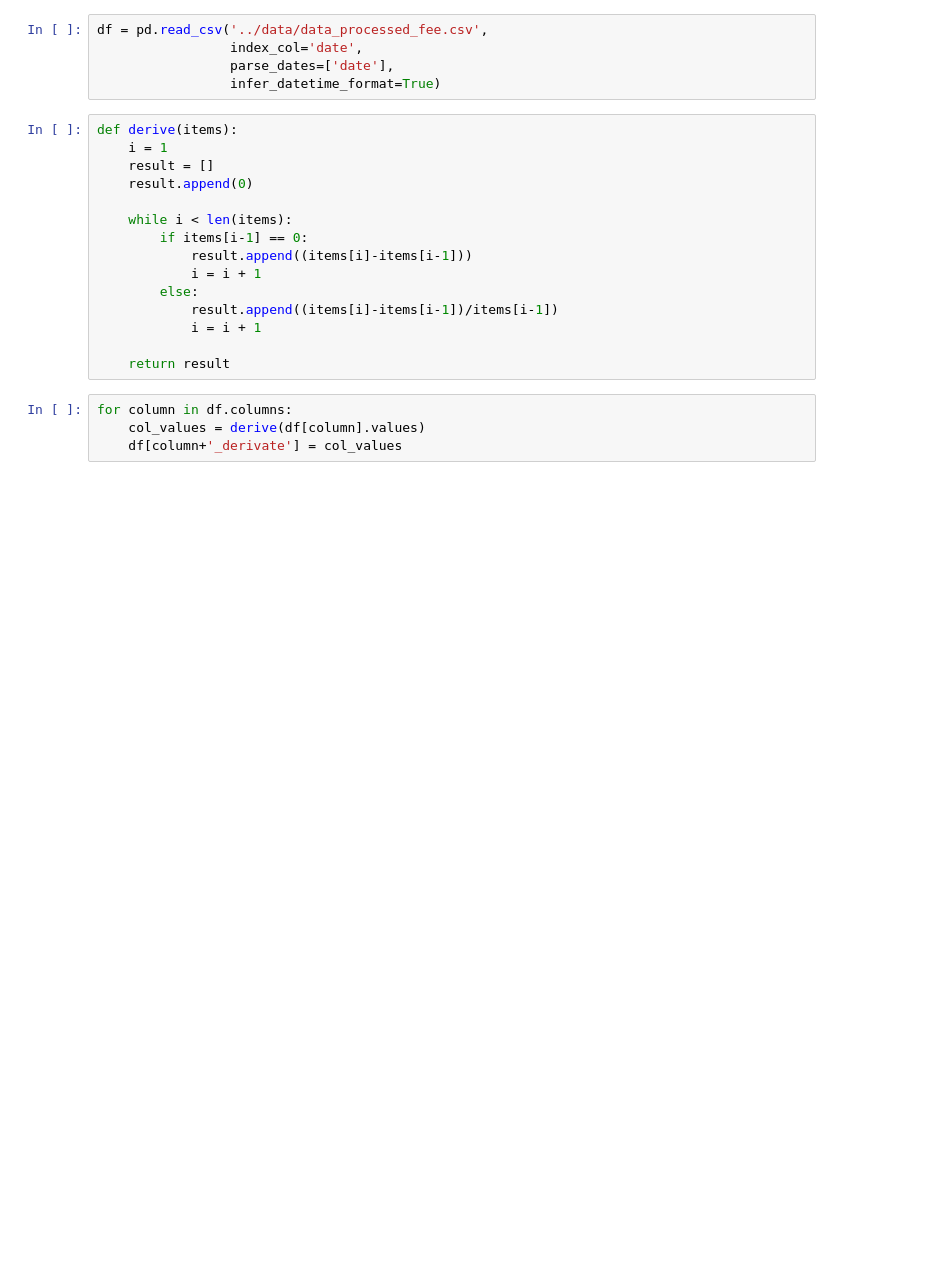
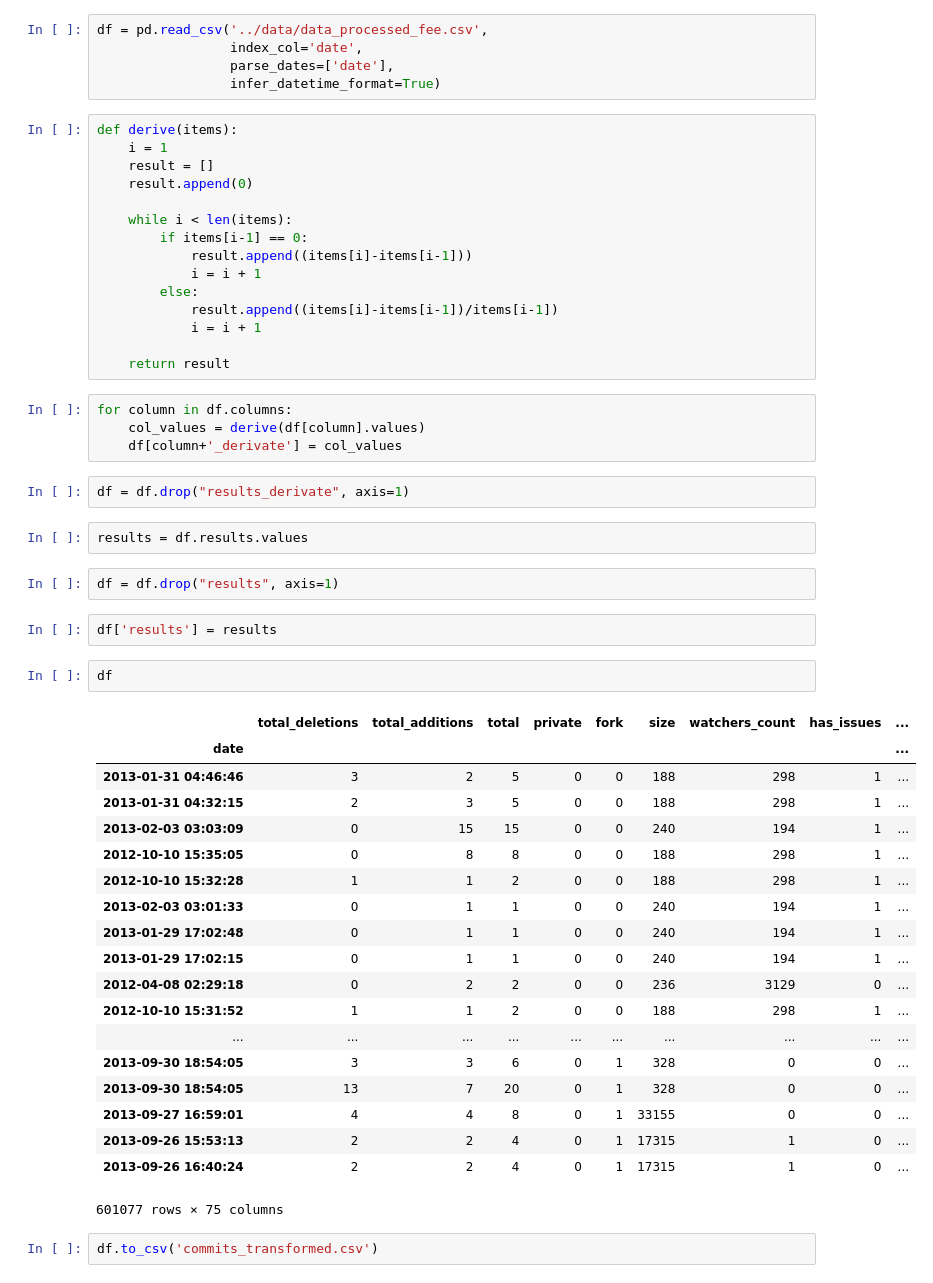
Before and after one commit to gesteves91/github-data-transformation, a Jupyter notebook: notebooks/transformation.ipynb, the cells around one changed output. Cells and saved outputs as stored; diff of their text form; blank space fills up the shorter version.

```diff
--- a/notebooks/transformation.ipynb
+++ b/notebooks/transformation.ipynb
@@ -25,3 +25,35 @@ def derive(items):
 for column in df.columns:
     col_values = derive(df[column].values)
     df[column+'_derivate'] = col_values
+# %%
+df = df.drop("results_derivate", axis=1)
+# %%
+results = df.results.values
+# %%
+df = df.drop("results", axis=1)
+# %%
+df['results'] = results
+# %%
+df
+# %% [output]
+|  | total_deletions | total_additions | total | private | fork | size | watchers_count | has_issues | ... |
+| date |  |  |  |  |  |  |  |  | ... |
+| 2013-01-31 04:46:46 | 3 | 2 | 5 | 0 | 0 | 188 | 298 | 1 | ... |
+| 2013-01-31 04:32:15 | 2 | 3 | 5 | 0 | 0 | 188 | 298 | 1 | ... |
+| 2013-02-03 03:03:09 | 0 | 15 | 15 | 0 | 0 | 240 | 194 | 1 | ... |
+| 2012-10-10 15:35:05 | 0 | 8 | 8 | 0 | 0 | 188 | 298 | 1 | ... |
+| 2012-10-10 15:32:28 | 1 | 1 | 2 | 0 | 0 | 188 | 298 | 1 | ... |
+| 2013-02-03 03:01:33 | 0 | 1 | 1 | 0 | 0 | 240 | 194 | 1 | ... |
+| 2013-01-29 17:02:48 | 0 | 1 | 1 | 0 | 0 | 240 | 194 | 1 | ... |
+| 2013-01-29 17:02:15 | 0 | 1 | 1 | 0 | 0 | 240 | 194 | 1 | ... |
+| 2012-04-08 02:29:18 | 0 | 2 | 2 | 0 | 0 | 236 | 3129 | 0 | ... |
+| 2012-10-10 15:31:52 | 1 | 1 | 2 | 0 | 0 | 188 | 298 | 1 | ... |
+| ... | ... | ... | ... | ... | ... | ... | ... | ... | ... |
+| 2013-09-30 18:54:05 | 3 | 3 | 6 | 0 | 1 | 328 | 0 | 0 | ... |
+| 2013-09-30 18:54:05 | 13 | 7 | 20 | 0 | 1 | 328 | 0 | 0 | ... |
+| 2013-09-27 16:59:01 | 4 | 4 | 8 | 0 | 1 | 33155 | 0 | 0 | ... |
+| 2013-09-26 15:53:13 | 2 | 2 | 4 | 0 | 1 | 17315 | 1 | 0 | ... |
+| 2013-09-26 16:40:24 | 2 | 2 | 4 | 0 | 1 | 17315 | 1 | 0 | ... |
+601077 rows × 75 columns
+# %%
+df.to_csv('commits_transformed.csv')
```
Also changed, not shown: 4 other files.
